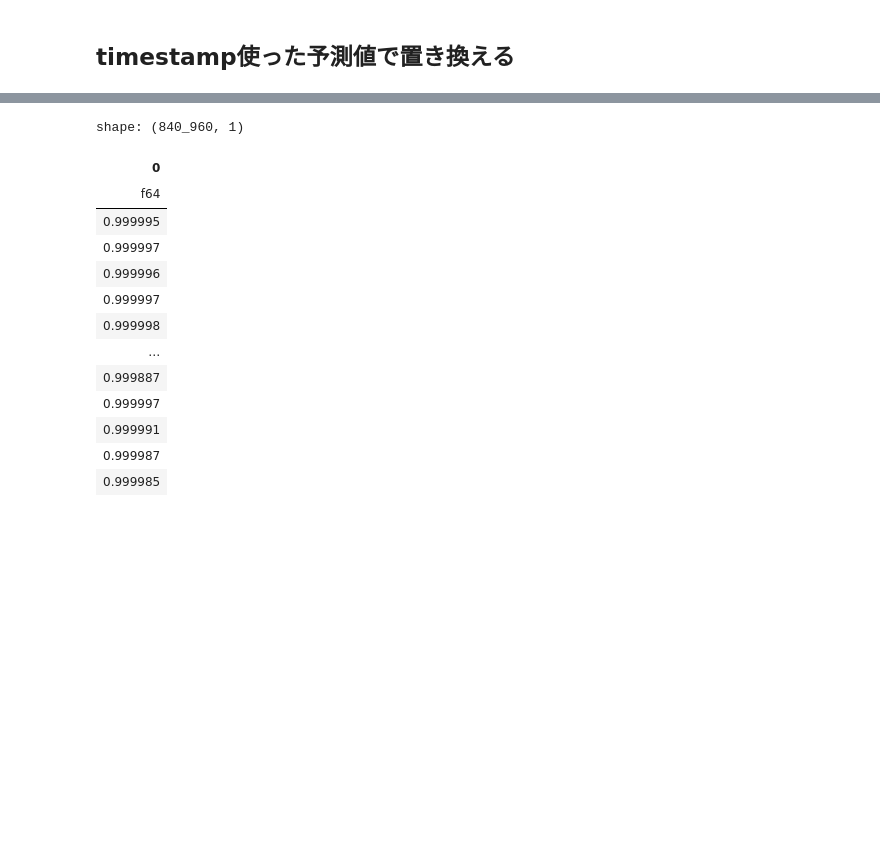
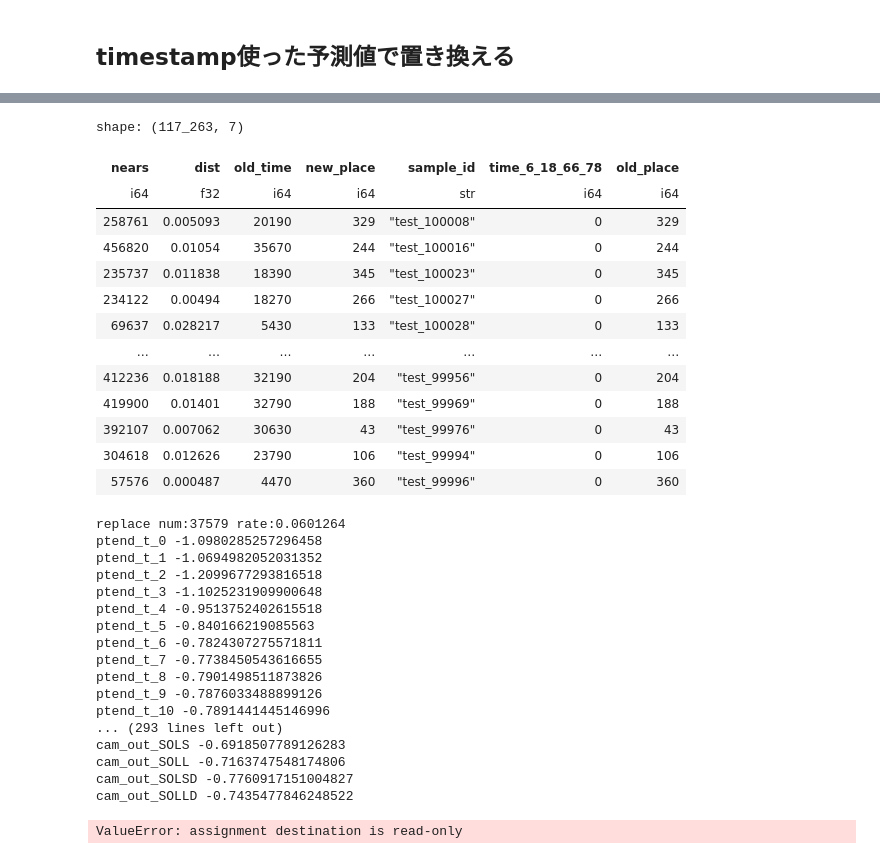
Before and after one commit to unonao/kaggle-leap, a Jupyter notebook: notebook/2024-07-08_hack_timestamp.ipynb, the cells around one changed output, grey strips where cells are left out. Saved outputs shown, nothing was run; the diff lists cells and outputs as text; code cells hidden in the pictures; blank space fills up the shorter version.

```diff
--- a/notebook/2024-07-08_hack_timestamp.ipynb
+++ b/notebook/2024-07-08_hack_timestamp.ipynb
@@ -103,25 +103,69 @@ shape: (5, 3)
+# %%
+# takoi-san check
+print(base_sub_df["sample_id"].to_numpy()[class_preds > 0.999])
+df = pl.read_parquet("output/exp152_143.parquet")
+df.sort("sample_id")
+# %% [output]
+shape: (117_263, 7)
+| nears | dist | old_time | new_place | sample_id | time_6_18_66_78 | old_place |
+| i64 | f32 | i64 | i64 | str | i64 | i64 |
+| 258761 | 0.005093 | 20190 | 329 | "test_100008" | 0 | 329 |
+| 456820 | 0.01054 | 35670 | 244 | "test_100016" | 0 | 244 |
+| 235737 | 0.011838 | 18390 | 345 | "test_100023" | 0 | 345 |
+| 234122 | 0.00494 | 18270 | 266 | "test_100027" | 0 | 266 |
+| 69637 | 0.028217 | 5430 | 133 | "test_100028" | 0 | 133 |
+| … | … | … | … | … | … | … |
+| 412236 | 0.018188 | 32190 | 204 | "test_99956" | 0 | 204 |
+| 419900 | 0.01401 | 32790 | 188 | "test_99969" | 0 | 188 |
+| 392107 | 0.007062 | 30630 | 43 | "test_99976" | 0 | 43 |
+| 304618 | 0.012626 | 23790 | 106 | "test_99994" | 0 | 106 |
+| 57576 | 0.000487 | 4470 | 360 | "test_99996" | 0 | 360 |
 # %%
 # 閾値以上の行について、カラムごとにR2を計算して一定値以上であれば置き換えを行う
+from sklearn.metrics import r2_score
 
-threshold = 0.99999
+threshold = 0.999999
 replace_index = class_preds > threshold
+print(f"replace num:{replace_index.sum()} rate:{replace_index.sum()/len(class_preds)}")
 
-replace_sub_df = base_sub_df.colne()
+replace_sub_df = base_sub_df.clone()
+r2_score_vals = []
 
 for col in base_sub_df.columns[1:]:
-    base_pred = base_sub_df[replace_index][col].to_numpy()
+    time_pred = time_sub_df[col].to_numpy()
+    base_pred = base_sub_df[col].to_numpy()
+    r2_score_val = r2_score(
+        base_pred[replace_index],
+        time_pred[replace_index],
+    )
+    if r2_score_val > 0.2:
+        replace_pred = base_sub_df[col].to_numpy().copy()
+        replace_pred[replace_index] = time_pred[replace_index]
+        replace_sub_df = replace_sub_df.with_columns(
+            pl.Series(name=col, values=replace_pred)
+        )
+        r2_score_vals.append(r2_score_val)
+    else:
+        print(col, r2_score_val)
 # %% [output]
-shape: (840_960, 1)
+replace num:37579 rate:0.0601264
+ptend_t_0 -1.0980285257296458
+ptend_t_1 -1.0694982052031352
+ptend_t_2 -1.2099677293816518
+ptend_t_3 -1.1025231909900648
+ptend_t_4 -0.9513752402615518
+ptend_t_5 -0.840166219085563
+ptend_t_6 -0.7824307275571811
+ptend_t_7 -0.7738450543616655
+ptend_t_8 -0.7901498511873826
+ptend_t_9 -0.7876033488899126
+ptend_t_10 -0.7891441445146996
+... (293 lines left out)
+cam_out_SOLS -0.6918507789126283
+cam_out_SOLL -0.7163747548174806
+cam_out_SOLSD -0.7760917151004827
+cam_out_SOLLD -0.7435477846248522
-| 0 |
-| f64 |
-| 0.999995 |
-| 0.999997 |
-| 0.999996 |
-| 0.999997 |
-| 0.999998 |
-| … |
-| 0.999887 |
-| 0.999997 |
-| 0.999991 |
-| 0.999987 |
-| 0.999985 |
+# %%
+base_pred[replace_index] = 1
+# %% [output]
+ValueError: assignment destination is read-only
```
Also changed, not shown: parts of 10 cells of this notebook, 10 other files.
